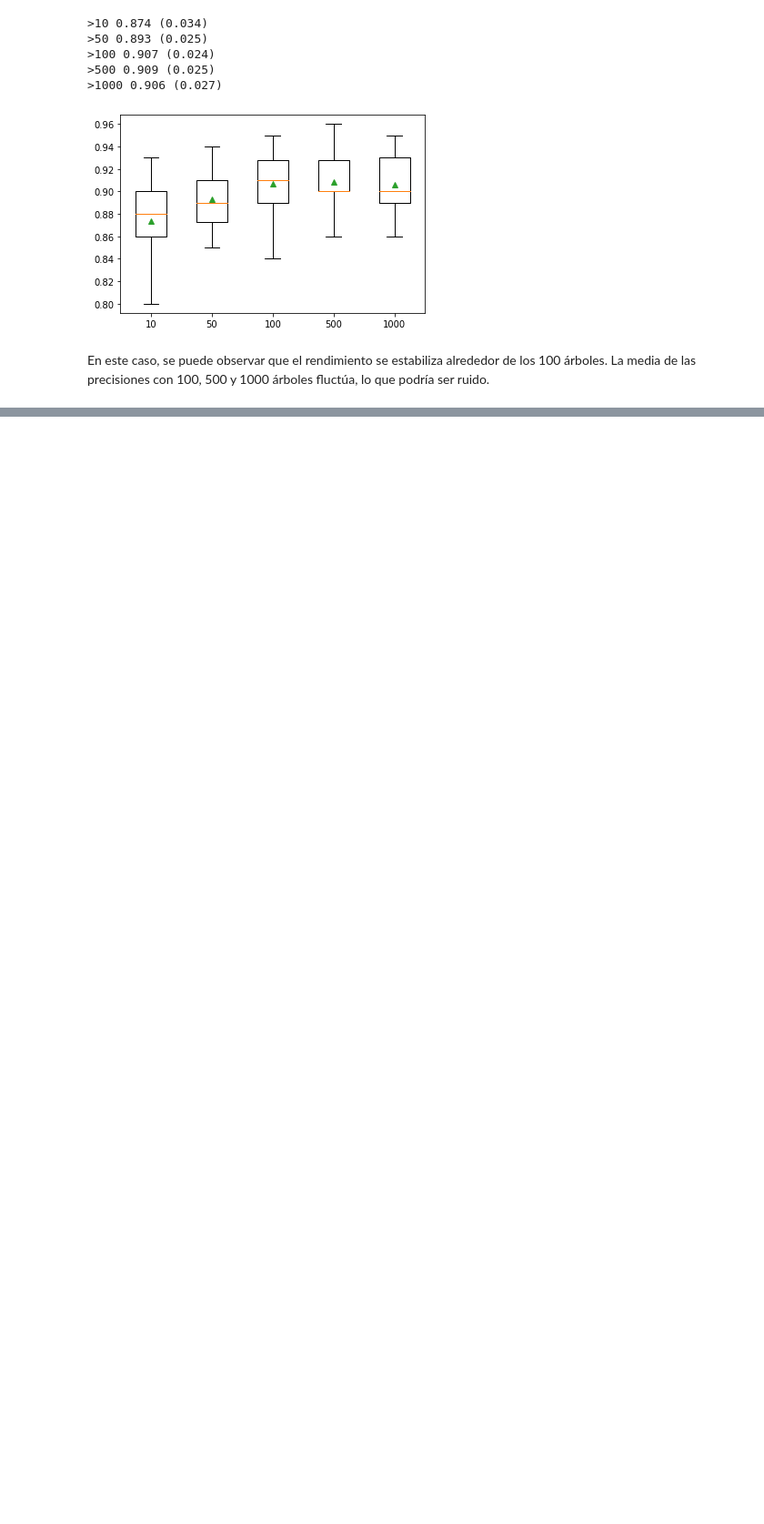
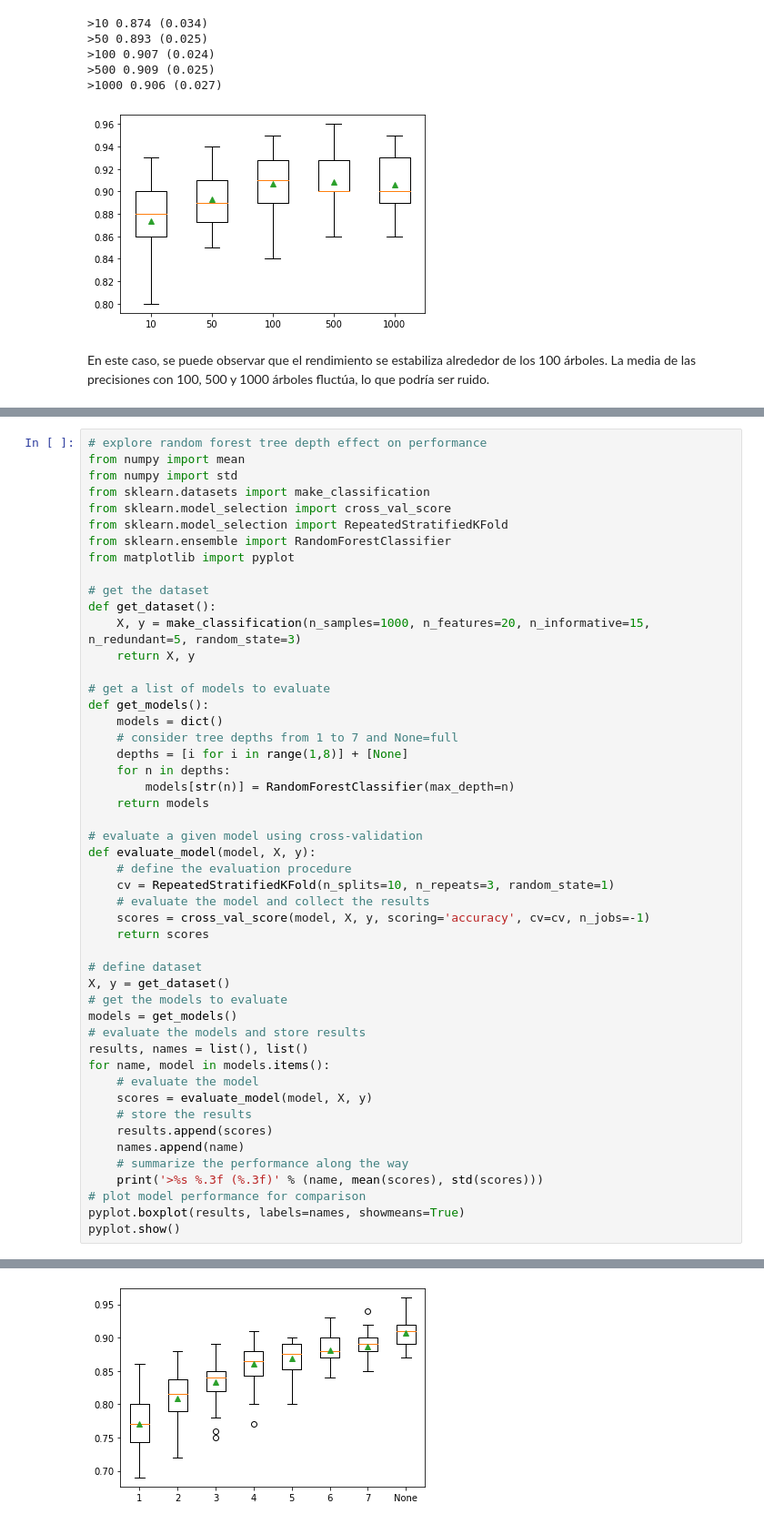
Before and after one commit to esteban062000/Big-Data-II-2021, a Jupyter notebook: practicas/practica_4/reporte_tutorial_1.ipynb, the cells around one changed output, grey strips where cells are left out. Shown: that part at 91% size. Cells and saved outputs as stored; diff of their text form; blank space fills up the shorter version.

```diff
--- a/practicas/practica_4/reporte_tutorial_1.ipynb
+++ b/practicas/practica_4/reporte_tutorial_1.ipynb
@@ -503,0 +508,50 @@ En este caso, se puede observar que el rendimiento se estabiliza alrededor de lo
+# %%
+# explore random forest tree depth effect on performance
+from numpy import mean
+from numpy import std
+from sklearn.datasets import make_classification
+from sklearn.model_selection import cross_val_score
+from sklearn.model_selection import RepeatedStratifiedKFold
+from sklearn.ensemble import RandomForestClassifier
+from matplotlib import pyplot
+
+# get the dataset
+def get_dataset():
+	X, y = make_classification(n_samples=1000, n_features=20, n_informative=15, n_redundant=5, random_state=3)
+	return X, y
+
+# get a list of models to evaluate
+def get_models():
+	models = dict()
+	# consider tree depths from 1 to 7 and None=full
+	depths = [i for i in range(1,8)] + [None]
+	for n in depths:
+		models[str(n)] = RandomForestClassifier(max_depth=n)
+	return models
+
+# evaluate a given model using cross-validation
+def evaluate_model(model, X, y):
+	# define the evaluation procedure
+	cv = RepeatedStratifiedKFold(n_splits=10, n_repeats=3, random_state=1)
+	# evaluate the model and collect the results
+	scores = cross_val_score(model, X, y, scoring='accuracy', cv=cv, n_jobs=-1)
+	return scores
+
+# define dataset
+X, y = get_dataset()
+# get the models to evaluate
+models = get_models()
+# evaluate the models and store results
+results, names = list(), list()
+for name, model in models.items():
+	# evaluate the model
+	scores = evaluate_model(model, X, y)
+	# store the results
+	results.append(scores)
+	names.append(name)
+	# summarize the performance along the way
+	print('>%s %.3f (%.3f)' % (name, mean(scores), std(scores)))
+# plot model performance for comparison
+pyplot.boxplot(results, labels=names, showmeans=True)
+pyplot.show()
+# %% [output]
@@ -503,0 +566 @@ En este caso, se puede observar que el rendimiento se estabiliza alrededor de lo
+[figure, added]
```
Also changed, not shown: parts of 6 cells of this notebook.
